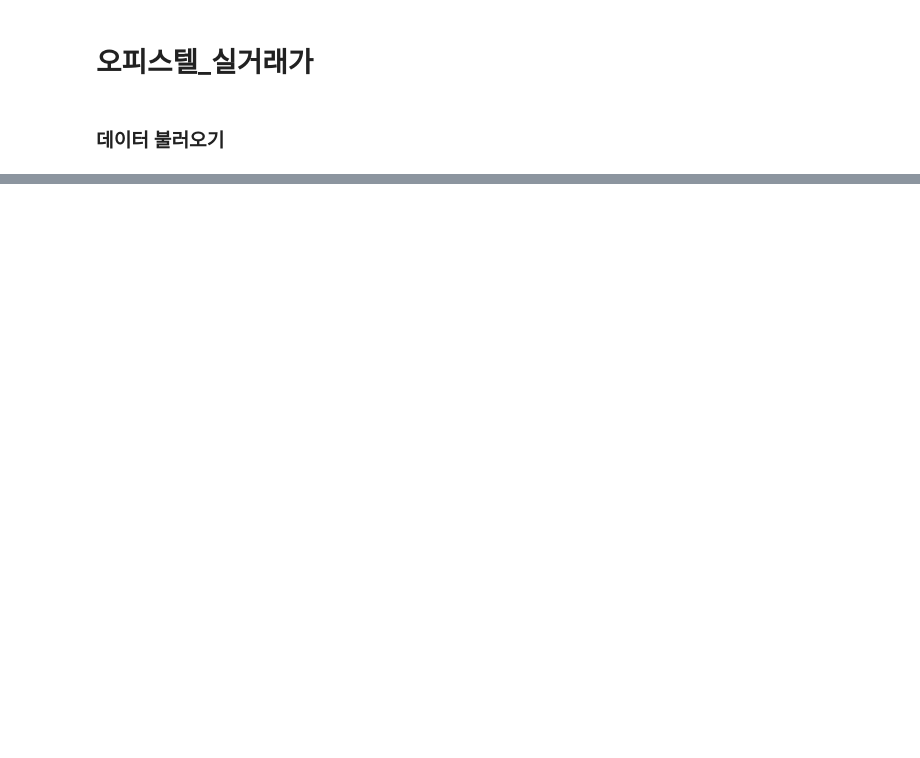
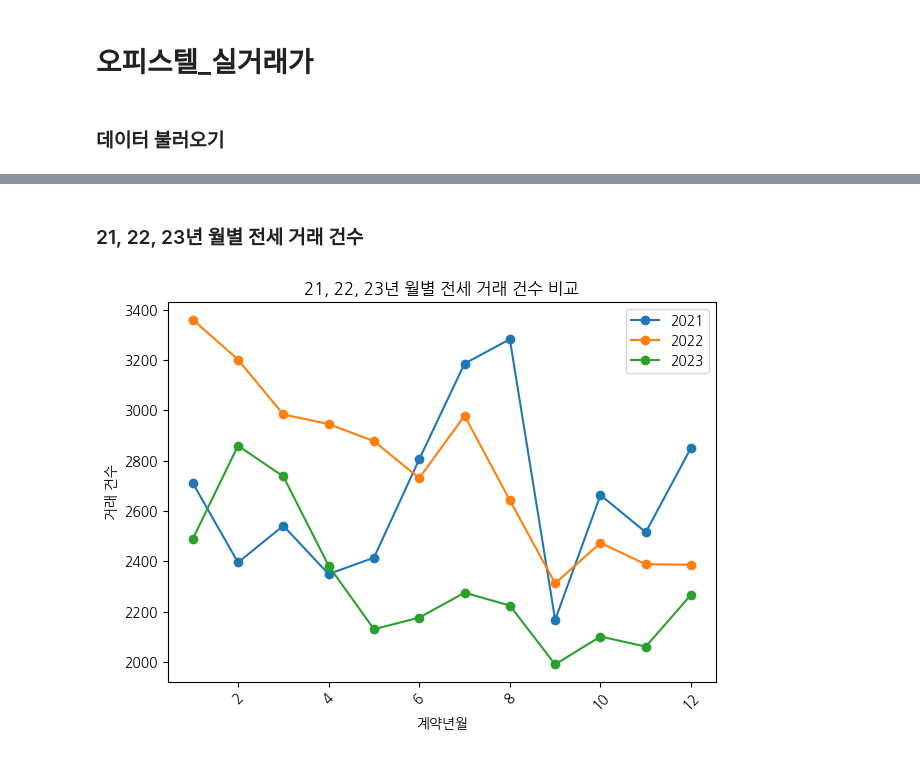
Before and after one commit to skqkrl/SDC_project, a Jupyter notebook: yena2.ipynb, the cells around one changed output, grey strips where cells are left out. Cells and saved outputs as stored; diff of their text form; code cells hidden in the pictures; blank space fills up the shorter version.

```diff
--- a/yena2.ipynb
+++ b/yena2.ipynb
@@ -59,0 +248,24 @@ Name: 거래유형, dtype: int64
+# %% [markdown]
+### 21, 22, 23년 월별 전세 거래 건수
+# %%
+# 21, 22, 23년 월별 거래 건수 계산
+counts_21 = officetel21_df['계약년월'].dt.month.value_counts().sort_index()
+counts_22 = officetel22_df['계약년월'].dt.month.value_counts().sort_index()
+counts_23 = officetel23_df['계약년월'].dt.month.value_counts().sort_index()
+
+
+df_counts = pd.DataFrame({
+    '2021': counts_21,
+    '2022': counts_22,
+    '2023': counts_23,
+})
+
+ax = df_counts.plot(marker='o')
+ax.set_xlabel('계약년월')
+ax.set_ylabel('거래 건수')
+ax.set_title('21, 22, 23년 월별 전세 거래 건수 비교')
+plt.xticks(rotation=45)
+plt.tight_layout()
+plt.show()
+# %% [output]
+[figure, added]
```
Also changed, not shown: parts of 31 cells of this notebook, 1 other file.
